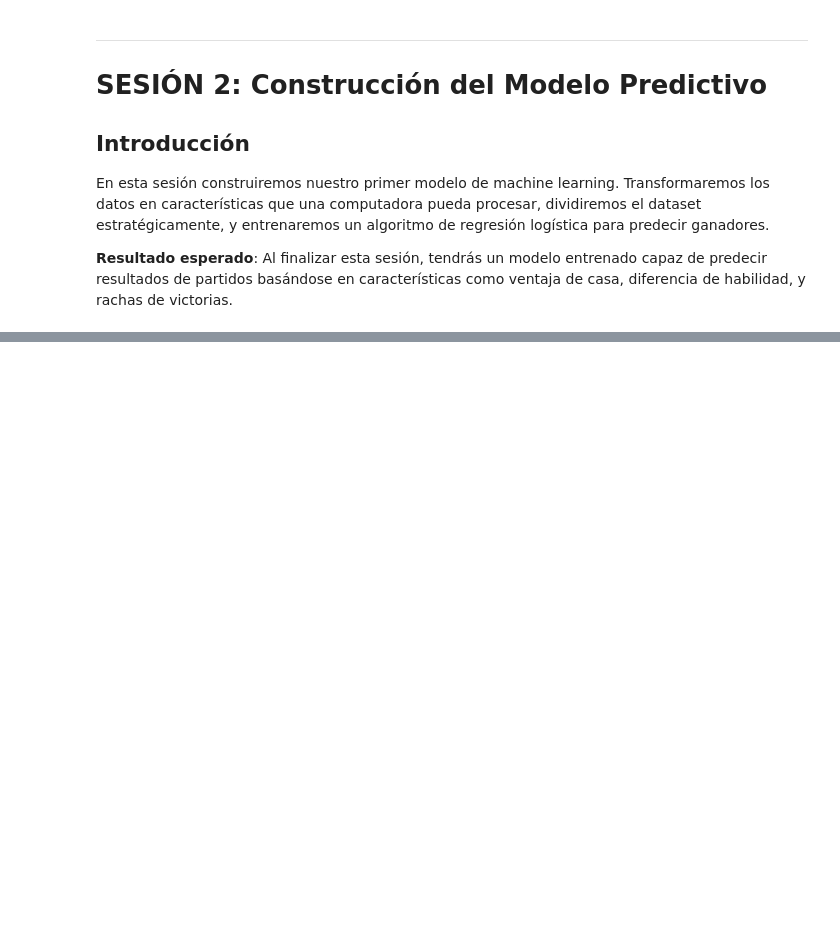
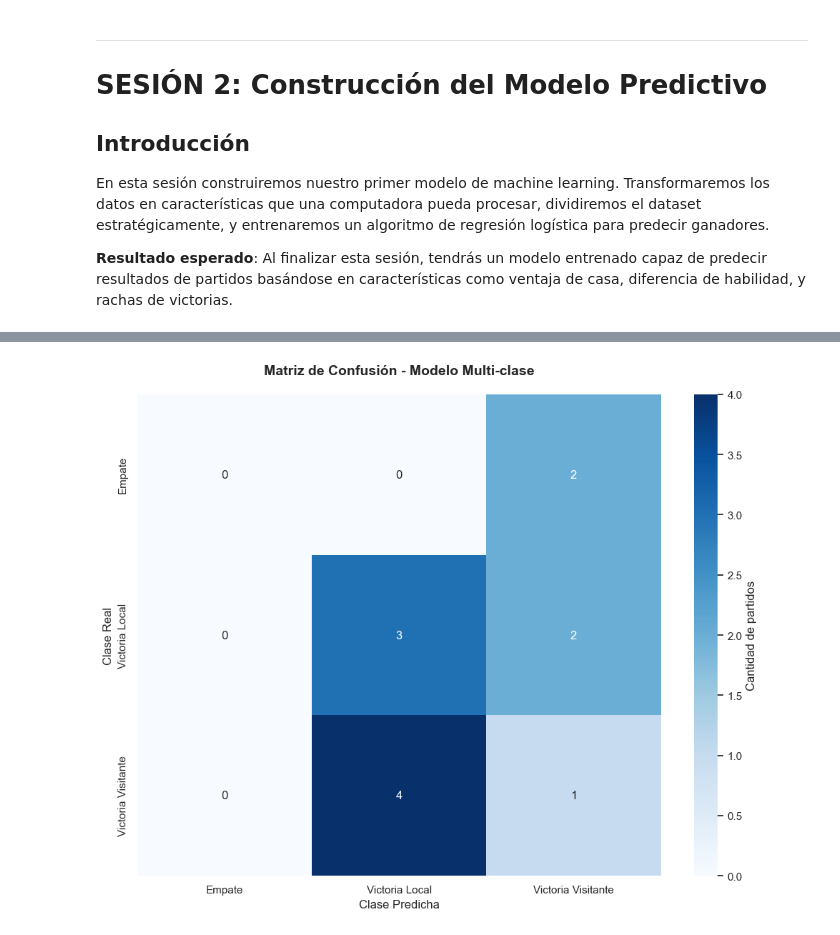
Before and after one commit to julihocc/prepatec-soccer-analytics-lessons, a Jupyter notebook: bloque-3/semana-11/modelado-predictivo-introduccion.ipynb, the cells around one changed output, grey strips where cells are left out. Drawn from its saved outputs; the diff is of its cells as text; code cells hidden in the pictures; blank space fills up the shorter version.

```diff
--- a/bloque-3/semana-11/modelado-predictivo-introduccion.ipynb
+++ b/bloque-3/semana-11/modelado-predictivo-introduccion.ipynb
@@ -409,10 +438,8 @@ Esta transformación es fundamental: **los algoritmos hacen matemáticas, no ent
 # Crear variable: ¿Juega en casa? (siempre 1 para equipo local)
 datos_partidos['Juega_Casa_Numerico'] = 1
 
-# Crear variable objetivo: ¿Ganó el local?
-datos_partidos['Gana_Local'] = (
-    datos_partidos['Resultado'] == 'Victoria Local'
-).astype(int)
+# Variable objetivo multi-clase: Resultado (Victoria Local, Empate, Victoria Visitante)
+# No necesitamos transformarla, scikit-learn la codificará automáticamente
 
 # Crear variable: Diferencia de habilidad
 datos_partidos['Diferencia_Habilidad'] = (
@@ -432,17 +459,21 @@ print("  1. Juega_Casa_Numerico: Siempre 1 (juega en casa)")
 print("  2. Diferencia_Habilidad: Diferencia entre habilidades")
 print("  3. Tiene_Racha: 1 si tiene racha de 2+ victorias")
 print("\nVariable dependiente (objetivo):")
-print("  4. Gana_Local: 1=ganó local, 0=no ganó")
+print("  4. Resultado: 'Victoria Local', 'Empate', o 'Victoria Visitante'")
+
+# Mostrar distribución de la variable objetivo
+print("\nDistribución de la variable objetivo:")
+print(datos_partidos['Resultado'].value_counts().sort_index())
 
 # Mostrar ejemplos
 print("\nEjemplos de datos transformados:")
 columnas_relevantes = [
     'Equipo_Local', 'Equipo_Visitante',
     'Juega_Casa_Numerico', 'Diferencia_Habilidad',
-    'Tiene_Racha', 'Gana_Local'
+    'Tiene_Racha', 'Resultado'
 ]
 print(datos_partidos[columnas_relevantes].head(10))
 
 # Estadísticas descriptivas
 print("\nEstadísticas de las características:")
-print(datos_partidos[['Diferencia_Habilidad', 'Tiene_Racha', 'Gana_Local']].describe())
+print(datos_partidos[['Diferencia_Habilidad', 'Tiene_Racha']].describe())
@@ -512,0 +875,51 @@ print(f"Victorias locales en prueba: {y_prueba.sum()} ({y_prueba.mean()*100:.1f}
+# %%
+# Generar matriz de confusión
+matriz_confusion = confusion_matrix(y_prueba, predicciones,
+                                     labels=['Empate', 'Victoria Local', 'Victoria Visitante'])
+
+# Visualizar matriz de confusión
+plt.figure(figsize=(10, 8))
+sns.heatmap(matriz_confusion, annot=True, fmt='d', cmap='Blues',
+            xticklabels=['Empate', 'Victoria Local', 'Victoria Visitante'],
+            yticklabels=['Empate', 'Victoria Local', 'Victoria Visitante'],
+            cbar_kws={'label': 'Cantidad de partidos'})
+
+plt.title('Matriz de Confusión - Modelo Multi-clase',
+          fontsize=14, fontweight='bold', pad=20)
+plt.ylabel('Clase Real', fontsize=12)
+plt.xlabel('Clase Predicha', fontsize=12)
+plt.tight_layout()
+plt.show()
+
+print("\nMATRIZ DE CONFUSIÓN")
+print("=" * 50)
+print("\nLeyenda:")
+print("  - Diagonal (azul oscuro): Predicciones correctas")
+print("  - Fuera de diagonal: Errores del modelo")
+print("\nCómo leer la matriz:")
+print("  Fila 'Empate', Columna 'Victoria Local' = ")
+print("    Partidos que fueron Empate pero se predijeron como Victoria Local")
+
+print("\n" + "=" * 50)
+print("ANÁLISIS DE ERRORES")
+print("=" * 50)
+
+# Calcular errores más comunes
+total_errores = matriz_confusion.sum() - matriz_confusion.diagonal().sum()
+print(f"\nTotal de errores: {total_errores}")
+
+# Identificar el error más frecuente
+errors = []
+clases = ['Empate', 'Victoria Local', 'Victoria Visitante']
+for i in range(3):
+    for j in range(3):
+        if i != j and matriz_confusion[i, j] > 0:
+            errors.append((matriz_confusion[i, j], clases[i], clases[j]))
+
+errors.sort(reverse=True)
+if errors:
+    print("\nErrores más comunes:")
+    for count, real, pred in errors[:3]:
+        print(f"  {count} vez(veces): Real '{real}' → Predicho '{pred}'")
+# %% [output]
+[figure, added]
```
Also changed, not shown: parts of 30 cells of this notebook, 2 other files.
